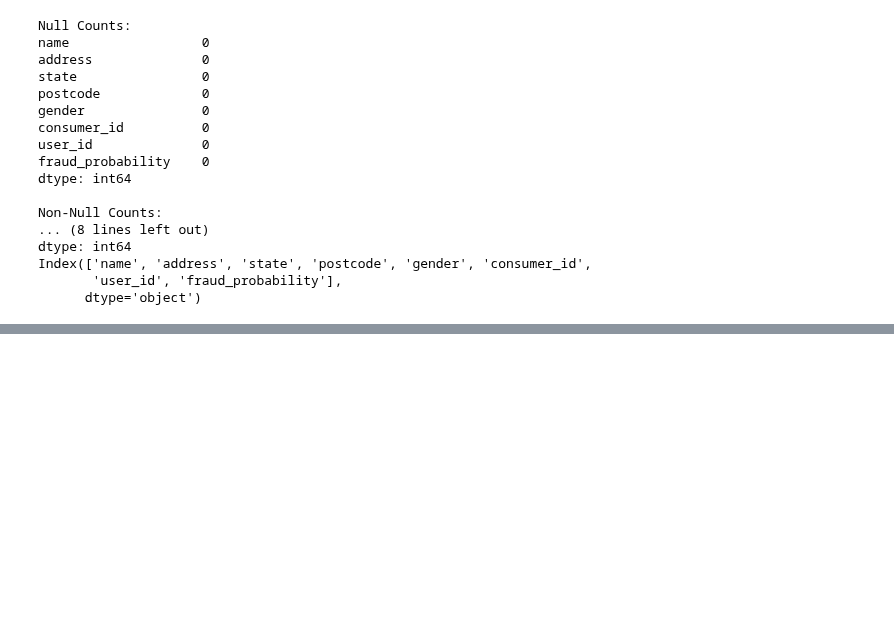
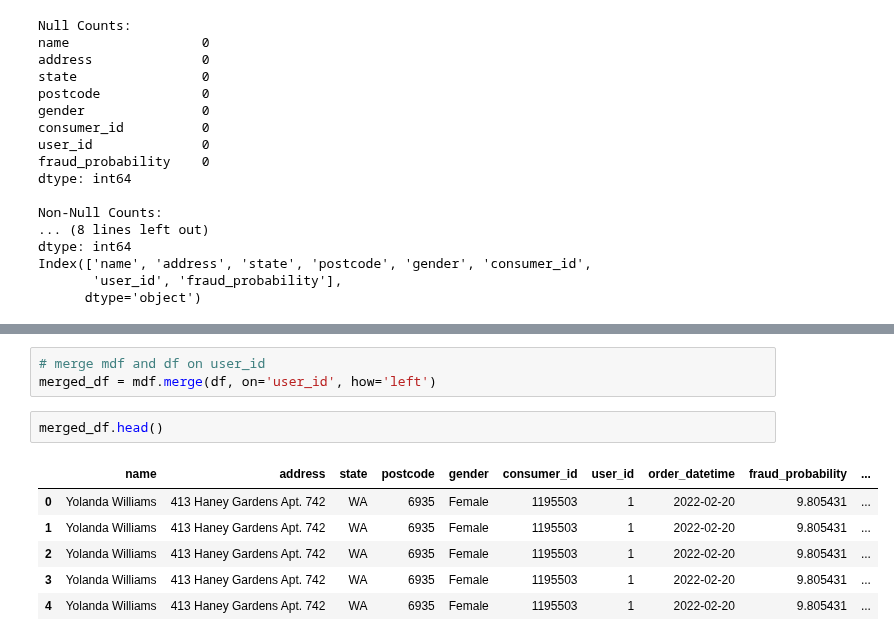
Before and after one commit to MAST30034-AppliedDataScience/project-2-group-buy-now-pay-later-industry-project-24, a Jupyter notebook: notebooks/preliminary_analysis.ipynb, the cells around one changed output, grey strips where cells are left out. Drawn from its saved outputs; the diff is of its cells as text; blank space fills up the shorter version.

Commit message:
dollar value merge

```diff
--- a/notebooks/preliminary_analysis.ipynb
+++ b/notebooks/preliminary_analysis.ipynb
@@ -241,0 +278,12 @@ Index(['name', 'address', 'state', 'postcode', 'gender', 'consumer_id',
+# %%
+# merge mdf and df on user_id
+merged_df = mdf.merge(df, on='user_id', how='left')
+# %%
+merged_df.head()
+# %% [output]
+|  | name | address | state | postcode | gender | consumer_id | user_id | order_datetime | fraud_probability | ... |
+| 0 | Yolanda Williams | 413 Haney Gardens Apt. 742 | WA | 6935 | Female | 1195503 | 1 | 2022-02-20 | 9.805431 | ... |
+| 1 | Yolanda Williams | 413 Haney Gardens Apt. 742 | WA | 6935 | Female | 1195503 | 1 | 2022-02-20 | 9.805431 | ... |
+| 2 | Yolanda Williams | 413 Haney Gardens Apt. 742 | WA | 6935 | Female | 1195503 | 1 | 2022-02-20 | 9.805431 | ... |
+| 3 | Yolanda Williams | 413 Haney Gardens Apt. 742 | WA | 6935 | Female | 1195503 | 1 | 2022-02-20 | 9.805431 | ... |
+| 4 | Yolanda Williams | 413 Haney Gardens Apt. 742 | WA | 6935 | Female | 1195503 | 1 | 2022-02-20 | 9.805431 | ... |
```
Also changed, not shown: parts of 2 cells of this notebook, 1 other file.
